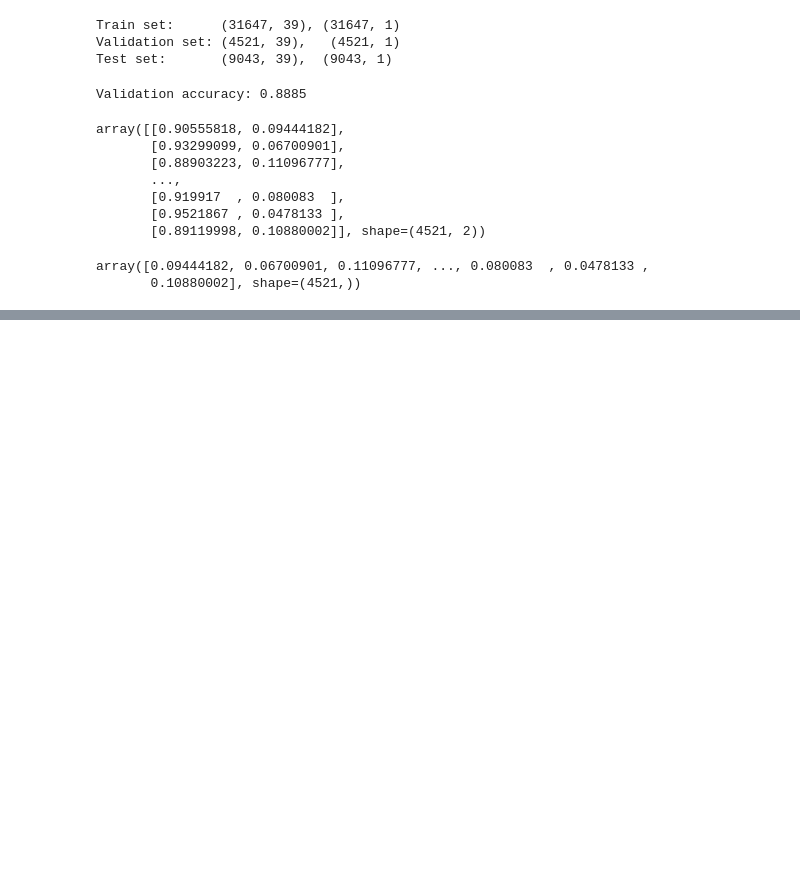
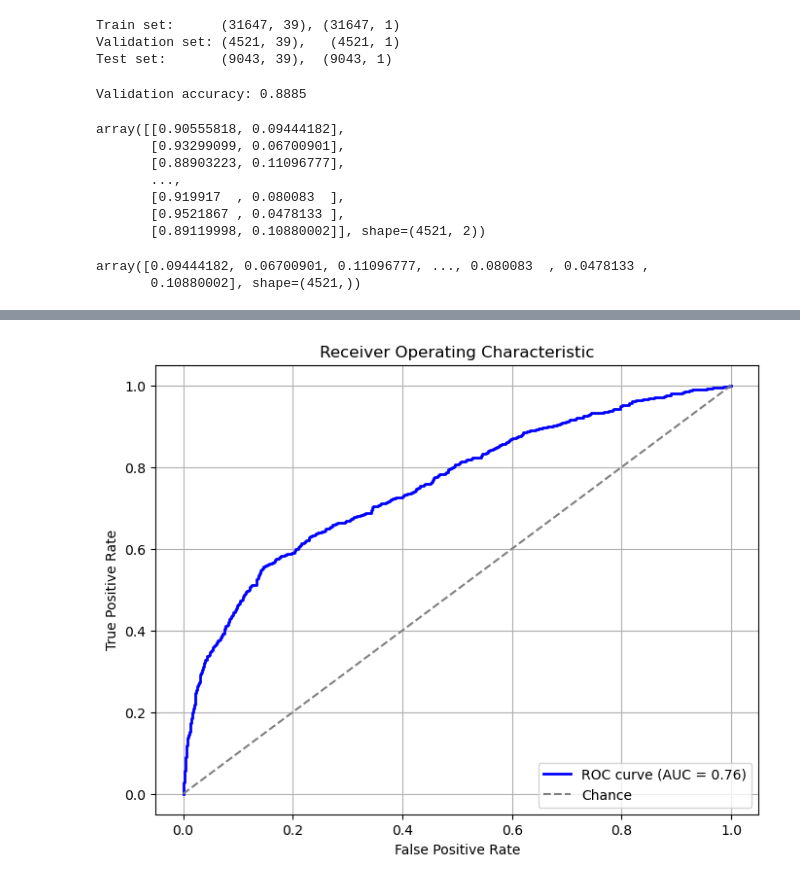
Before and after one commit to jmanwillz/ACML-Project, a Jupyter notebook: logreg/logreg.ipynb, the cells around one changed output, grey strips where cells are left out. Saved outputs shown, nothing was run; the diff lists cells and outputs as text; code cells hidden in the pictures; blank space fills up the shorter version.

```diff
--- a/logreg/logreg.ipynb
+++ b/logreg/logreg.ipynb
@@ -418,0 +579,4 @@ ValueError: y_true takes value in {'no', 'yes'} and pos_label is not specified:
+# %%
+plot_roc_curve(y_prob, y_val)
+# %% [output]
+[figure, added]
```
Also changed, not shown: parts of 20 cells of this notebook.
